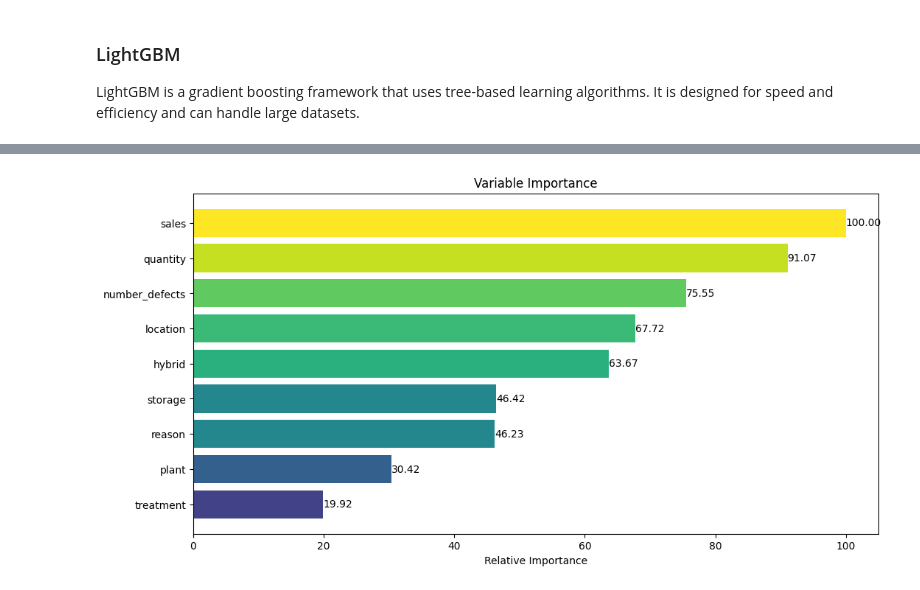
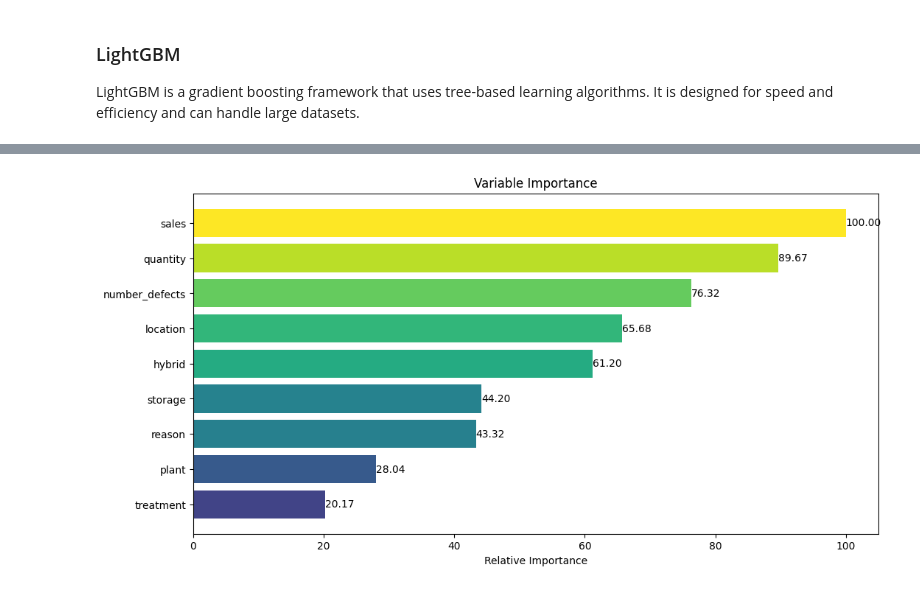
Before and after one commit to josehenriqueroveda/qc-classifier, a Jupyter notebook: qc_classifier/qc_ml.ipynb, the cells around one changed output, grey strips where cells are left out. Cells and saved outputs as stored; diff of their text form; code cells hidden in the pictures.

```diff
--- a/qc_classifier/qc_ml.ipynb
+++ b/qc_classifier/qc_ml.ipynb
@@ -333,3 +330,15 @@ X_test_encoded = encoder.transform(X_test)
+# %%
+encoder = ce.CountEncoder(cols=constants.CATEGORICAL_COLUMNS)
+scaler = StandardScaler()
+
+X_train_encoded = encoder.fit_transform(X_train)
+X_test_encoded = encoder.transform(X_test)
+
+X_train_scaled = scaler.fit_transform(X_train_encoded)
+X_test_scaled = scaler.transform(X_test_encoded)
+
+X_train_scaled = pd.DataFrame(X_train_scaled, columns=X_train_encoded.columns)
+X_test_scaled = pd.DataFrame(X_test_scaled, columns=X_test_encoded.columns)
 # %% [markdown]
 ### LightGBM
 LightGBM is a gradient boosting framework that uses tree-based learning algorithms. It is designed for speed and efficiency and can handle large datasets.
@@ -347,6 +356,6 @@ param_grid_lgbm = {
 # %%
 lgbm_classifier = lightgbm.LGBMClassifier(random_state=42)
 # %%
-grid_search_lgbm = GridSearchCV(lgbm_classifier, param_grid_lgbm, cv=5, n_jobs=-1, scoring='roc_auc')
-grid_search_lgbm.fit(X_train_encoded, y_train)
+grid_search_lgbm = GridSearchCV(lgbm_classifier, param_grid_lgbm, cv=5, n_jobs=-1, scoring='roc_auc', verbose=1)
+grid_search_lgbm.fit(X_train_scaled, y_train)
 # %% [output]
@@ -416,24 +425,24 @@ plt.show()
 # %%
 feature_importance = grid_search_lgbm.best_estimator_.feature_importances_
 feature_importance = 100.0 * (feature_importance / feature_importance.max())
 
 sorted_idx = np.argsort(feature_importance)
 pos = np.arange(sorted_idx.shape[0]) + .5
 
 plt.figure(figsize=(12, 6))
 colors = cm.viridis(feature_importance[sorted_idx] / max(feature_importance[sorted_idx]))
 bars = plt.barh(pos, feature_importance[sorted_idx], align='center', color=colors)
-plt.yticks(pos, X_train_encoded.columns[sorted_idx])
+plt.yticks(pos, X_train_scaled.columns[sorted_idx])
 plt.xlabel('Relative Importance')
 plt.title('Variable Importance')
 
 for bar in bars:
     width = bar.get_width()
     plt.text(width, bar.get_y() + bar.get_height()/2, f'{width:.2f}',
              va='center', ha='left')
 plt.show()
 # %% [output]
-[figure, old version]
+[figure, new version]
 # %%
 conf_matrix = confusion_matrix(y_test, y_pred_lgbm)
 
```
Also changed, not shown: parts of 30 cells of this notebook, 5 other files.
